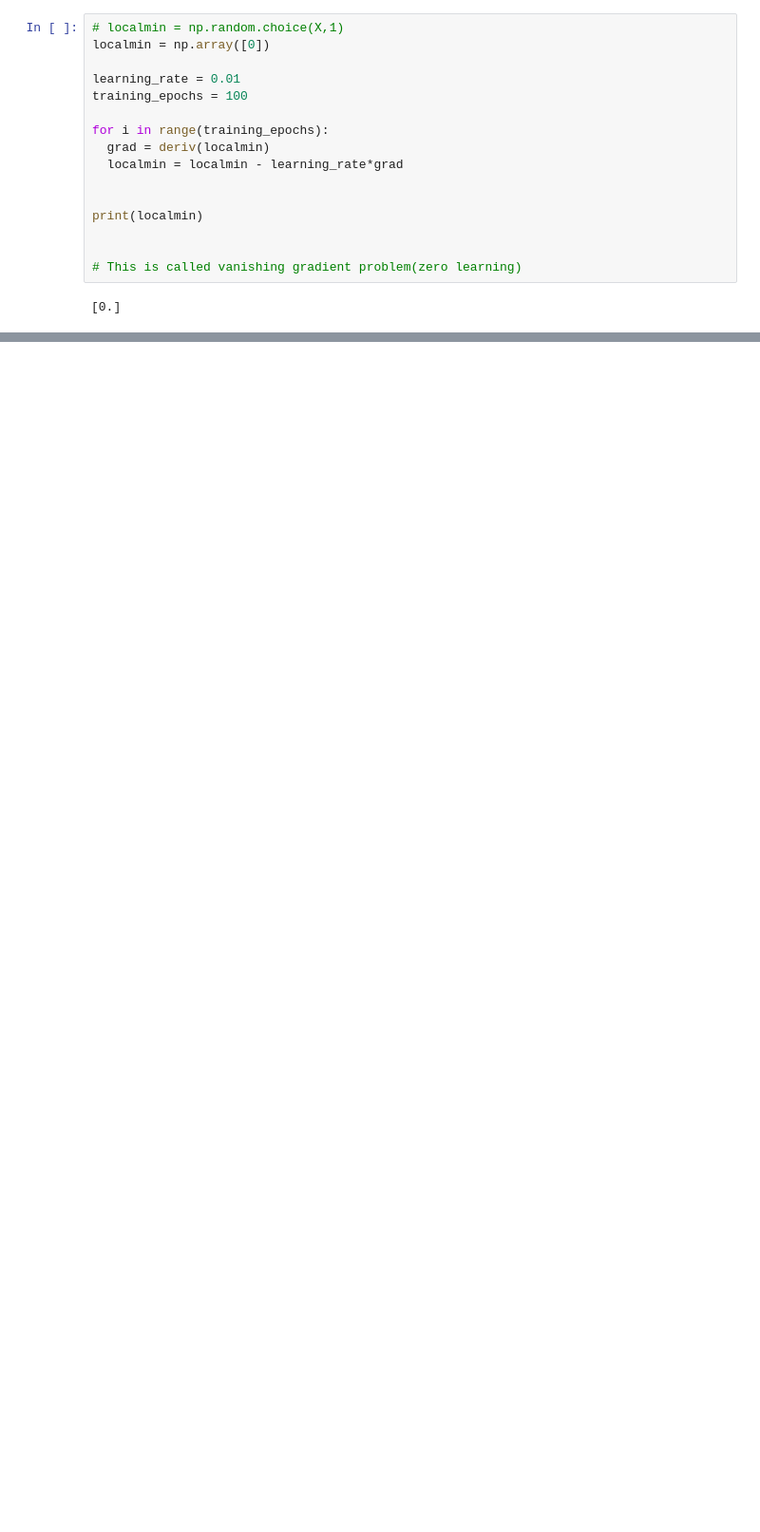
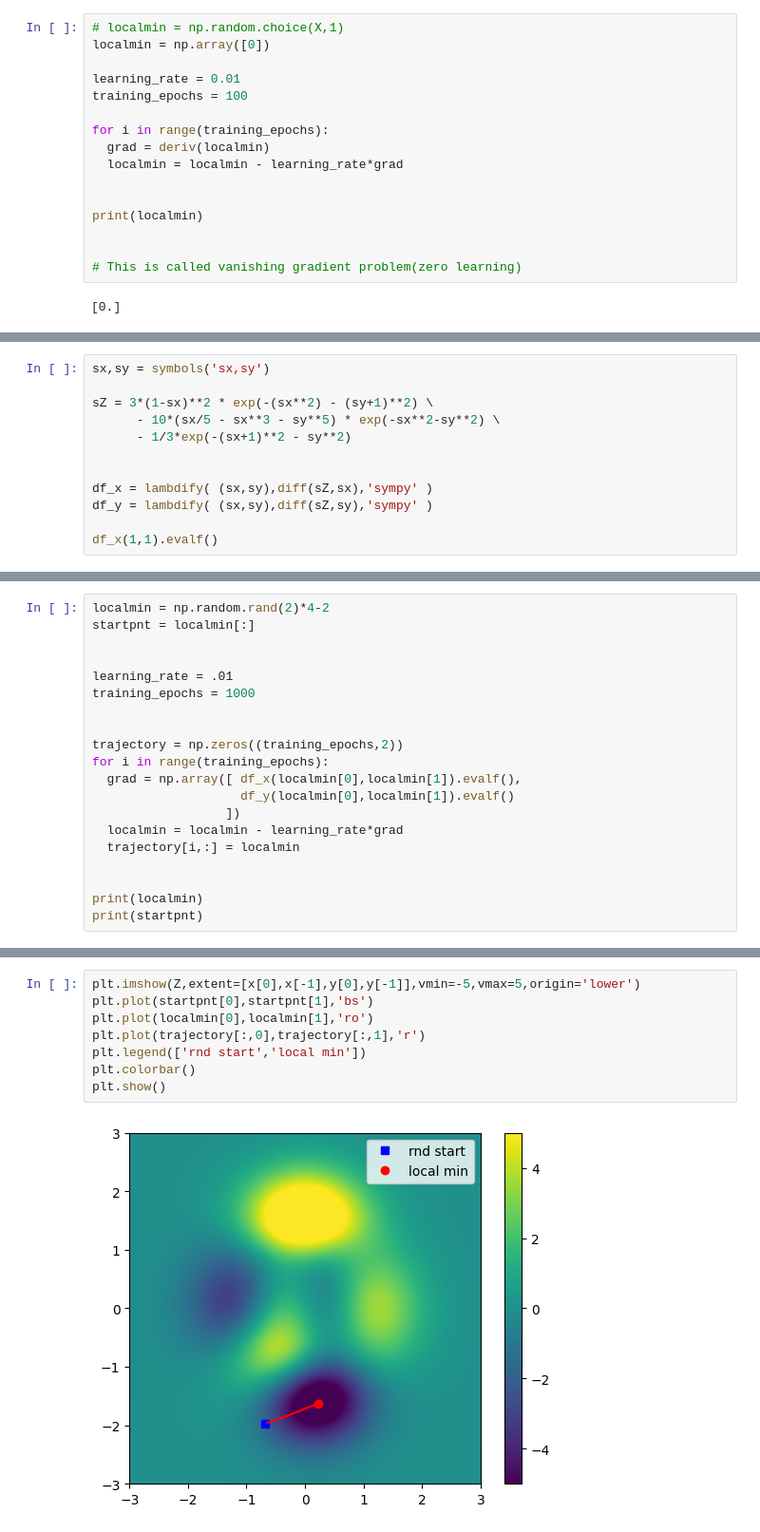
Before and after one commit to ayush9h/PyTorch-DeepLearning, a Jupyter notebook: Gradient_Descent.ipynb, the cells around one changed output, grey strips where cells are left out. Shown at 95% size. Saved outputs shown, nothing was run; the diff lists cells and outputs as text; blank space fills up the shorter version.

```diff
--- a/Gradient_Descent.ipynb
+++ b/Gradient_Descent.ipynb
@@ -55,0 +76,12 @@ print(localmin)
+# %%
+sx,sy = symbols('sx,sy')
+
+sZ = 3*(1-sx)**2 * exp(-(sx**2) - (sy+1)**2) \
+      - 10*(sx/5 - sx**3 - sy**5) * exp(-sx**2-sy**2) \
+      - 1/3*exp(-(sx+1)**2 - sy**2)
+
+
+df_x = lambdify( (sx,sy),diff(sZ,sx),'sympy' )
+df_y = lambdify( (sx,sy),diff(sZ,sy),'sympy' )
+
+df_x(1,1).evalf()
@@ -55,0 +90,20 @@ print(localmin)
+# %%
+localmin = np.random.rand(2)*4-2
+startpnt = localmin[:]
+
+
+learning_rate = .01
+training_epochs = 1000
+
+
+trajectory = np.zeros((training_epochs,2))
+for i in range(training_epochs):
+  grad = np.array([ df_x(localmin[0],localmin[1]).evalf(),
+                    df_y(localmin[0],localmin[1]).evalf()
+                  ])
+  localmin = localmin - learning_rate*grad
+  trajectory[i,:] = localmin
+
+
+print(localmin)
+print(startpnt)
@@ -55,0 +113,10 @@ print(localmin)
+# %%
+plt.imshow(Z,extent=[x[0],x[-1],y[0],y[-1]],vmin=-5,vmax=5,origin='lower')
+plt.plot(startpnt[0],startpnt[1],'bs')
+plt.plot(localmin[0],localmin[1],'ro')
+plt.plot(trajectory[:,0],trajectory[:,1],'r')
+plt.legend(['rnd start','local min'])
+plt.colorbar()
+plt.show()
+# %% [output]
+[figure, added]
```
Also changed, not shown: parts of 4 cells of this notebook.
